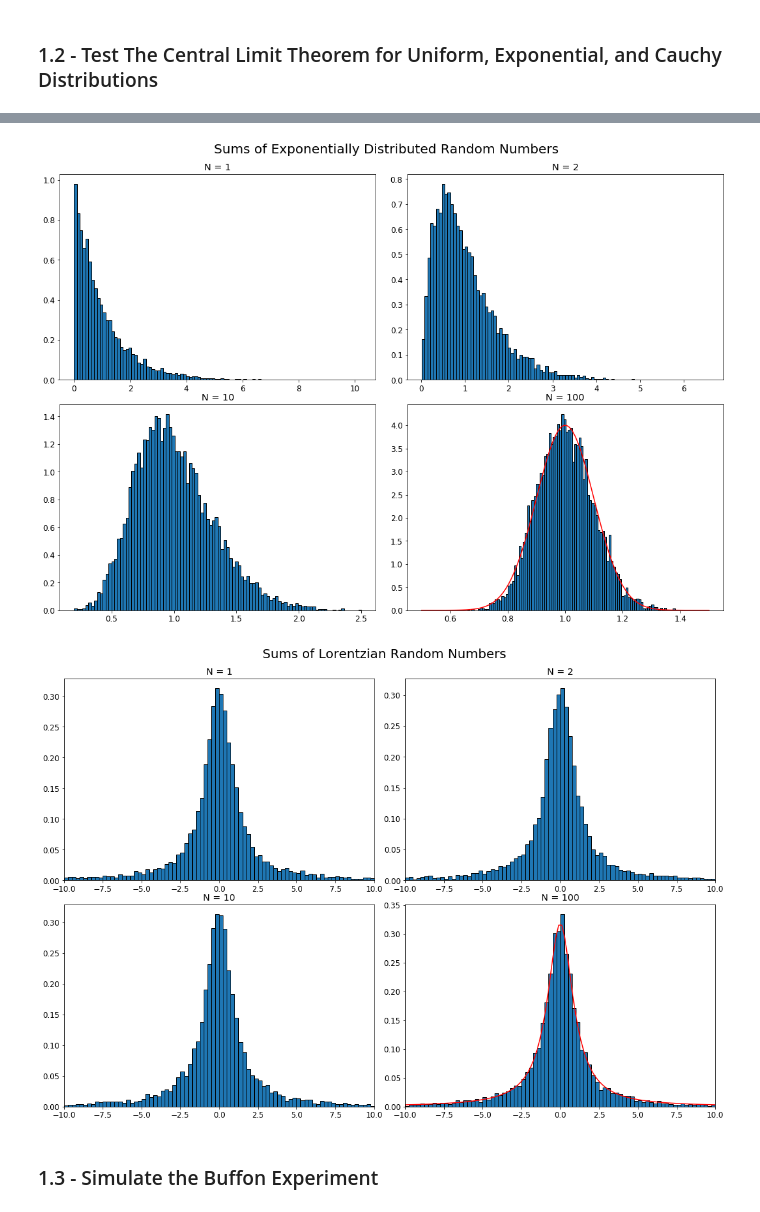
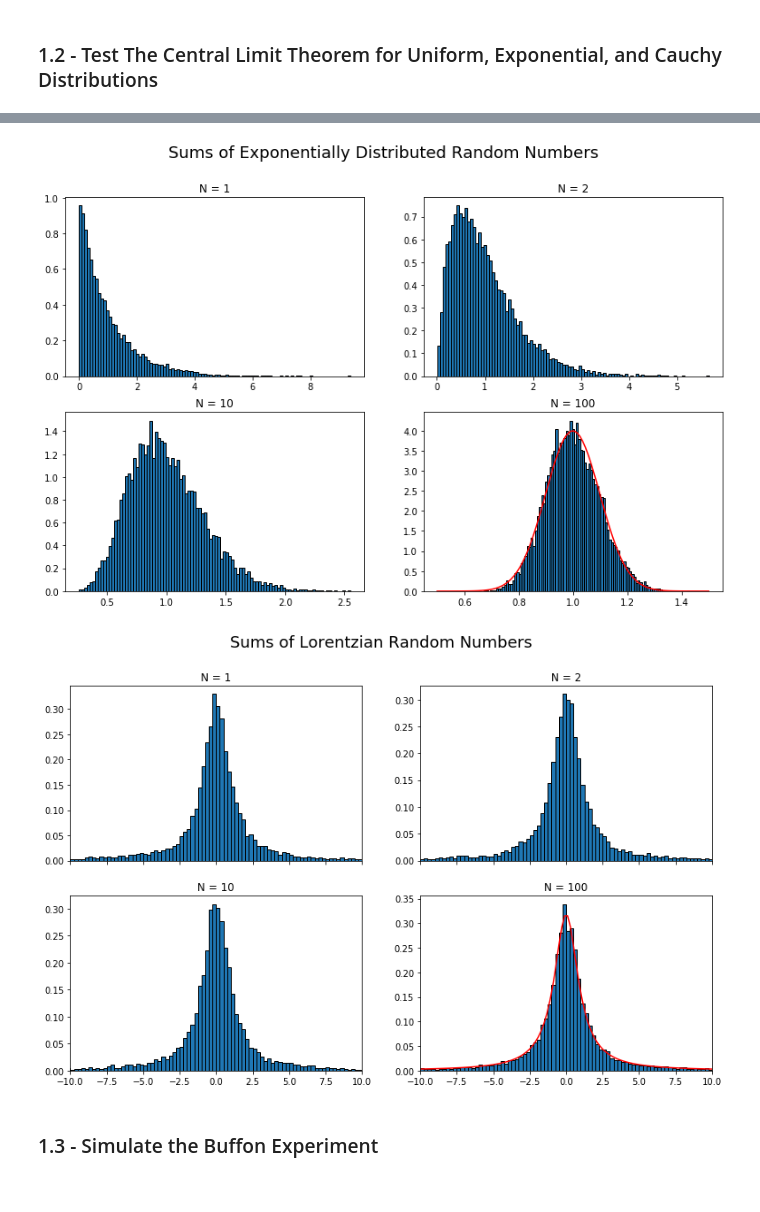
Before and after one commit to edoardodraetta/lsn_esercizi, a Jupyter notebook: esercizio_1/Esercizio_1.ipynb, the cells around one changed output, grey strips where cells are left out. Drawn from its saved outputs; the diff is of its cells as text; code cells hidden in the pictures.

```diff
--- a/esercizio_1/Esercizio_1.ipynb
+++ b/esercizio_1/Esercizio_1.ipynb
@@ -3,11 +2,0 @@
-# %%
-# Load random numbers for part 1
-
-from matplotlib import pyplot as plt
-import numpy as np
-import math
-
-plt.rcParams.update({'font.size': 12})
-
-uniform_rng_file = "./rng/random.out"
-r = np.loadtxt(uniform_rng_file)
@@ -219,57 +111,60 @@ plt.show()
 # %%
 # Exponential Distribution with CLT Test
 
-sum_exp_1 = sum_distribution(r_exp, 1, M)
-sum_exp_2 = sum_distribution(r_exp, 2, M)
-sum_exp_10 = sum_distribution(r_exp, 10, M)
-sum_exp_100 = sum_distribution(r_exp, 100, M)
+datafile = "./rng/data/stats_1.2.2.dat"
 
-fig, axes = plt.subplots(2, 2, figsize=(15, 10))
-fig.suptitle("Sums of Exponentially Distributed Random Numbers", y=1.04)
-plt.tight_layout()
+sums1, sums2, sums10, sums100 = np.loadtxt(
+    datafile, usecols=(0, 1, 2, 3), delimiter=' ', unpack='true')
 
-axes[0, 0].hist(sum_exp_1, bins=100, ec='black', density=True)
+fig, axes = plt.subplots(2, 2, figsize=(13, 8))
+fig.suptitle("Sums of Exponentially Distributed Random Numbers",fontsize=18)
+
+axes[0, 0].hist(sums1, bins=100, ec='black', density=True)
 axes[0, 0].title.set_text("N = 1")
-axes[0, 1].hist(sum_exp_2, bins=100, ec='black', density=True)
+axes[0, 1].hist(sums2, bins=100, ec='black', density=True)
 axes[0, 1].title.set_text("N = 2")
-axes[1, 0].hist(sum_exp_10, bins=100, ec='black', density=True)
+axes[1, 0].hist(sums10, bins=100, ec='black', density=True)
 axes[1, 0].title.set_text("N = 10")
-axes[1, 1].hist(sum_exp_100, bins=100, ec='black', density=True)
+axes[1, 1].hist(sums100, bins=100, ec='black', density=True)
 axes[1, 1].title.set_text("N = 100")
 
-data = sum_exp_100
+data = sums100
 mean, std_dev = norm.fit(data)
 x = np.linspace(0.5, 1.5, 100)
 gauss_fit = norm.pdf(x, mean, std_dev)
 axes[1, 1].plot(x, gauss_fit, color='red')
 plt.show()
 # %% [output]
-[figure, old version]
+[figure, new version]
 # %%
 # The Cauchy-Lorentz Distribution, a stable distribution
 
-sum_lor_1 = np.clip(sum_distribution(r_lor, 1, M), -25, 25)
-sum_lor_2 = np.clip(sum_distribution(r_lor, 2, M), -25, 25)
-sum_lor_10 = np.clip(sum_distribution(r_lor, 10, M), -25, 25)
-sum_lor_100 = np.clip(sum_distribution(r_lor, 100, M), -25, 25)
+datafile = "./rng/data/stats_1.2.3.dat"
 
-fig, axes = plt.subplots(2, 2, figsize=(15, 10))
-fig.suptitle("Sums of Lorentzian Random Numbers", y=1.04)
-plt.tight_layout()
+sums1, sums2, sums10, sums100 = np.loadtxt(
+    datafile, usecols=(0, 1, 2, 3), delimiter=' ', unpack='true')
 
-axes[0, 0].hist(sum_lor_1, bins=200, ec='black', density=True)
+sums1 = np.clip(sums1, -25, 25)
+sums2 = np.clip(sums2, -25, 25)
+sums10 = np.clip(sums10, -25, 25)
+sums100 = np.clip(sums100, -25, 25)
+
+fig, axes = plt.subplots(2, 2, figsize=(13, 8), sharex=True)
+fig.suptitle("Sums of Lorentzian Random Numbers",fontsize=18)
+
+axes[0, 0].hist(sums1, bins=200, ec='black', density=True)
 axes[0, 0].title.set_text("N = 1")
 axes[0, 0].set_xlim([-10, 10])
 
-axes[0, 1].hist(sum_lor_2, bins=200, ec='black', density=True)
+axes[0, 1].hist(sums2, bins=200, ec='black', density=True)
 axes[0, 1].title.set_text("N = 2")
 axes[0, 1].set_xlim([-10, 10])
 
-axes[1, 0].hist(sum_lor_10, bins=200, ec='black', density=True)
+axes[1, 0].hist(sums10, bins=200, ec='black', density=True)
 axes[1, 0].title.set_text("N = 10")
 axes[1, 0].set_xlim([-10, 10])
 
-axes[1, 1].hist(sum_lor_100, bins=200, ec='black', density=True)
+axes[1, 1].hist(sums100, bins=200, ec='black', density=True)
 axes[1, 1].title.set_text("N = 100")
 axes[1, 1].set_xlim([-10, 10])
 
@@ -281,6 +176,6 @@ axes[1, 1].plot(x, cauchy_fit, color='red')
 
 plt.show()
 # %% [output]
-[figure, old version]
+[figure, new version]
 # %% [markdown]
 ### 1.3 - Simulate the Buffon Experiment
```
Also changed, not shown: parts of 16 cells of this notebook, 5 other files.
